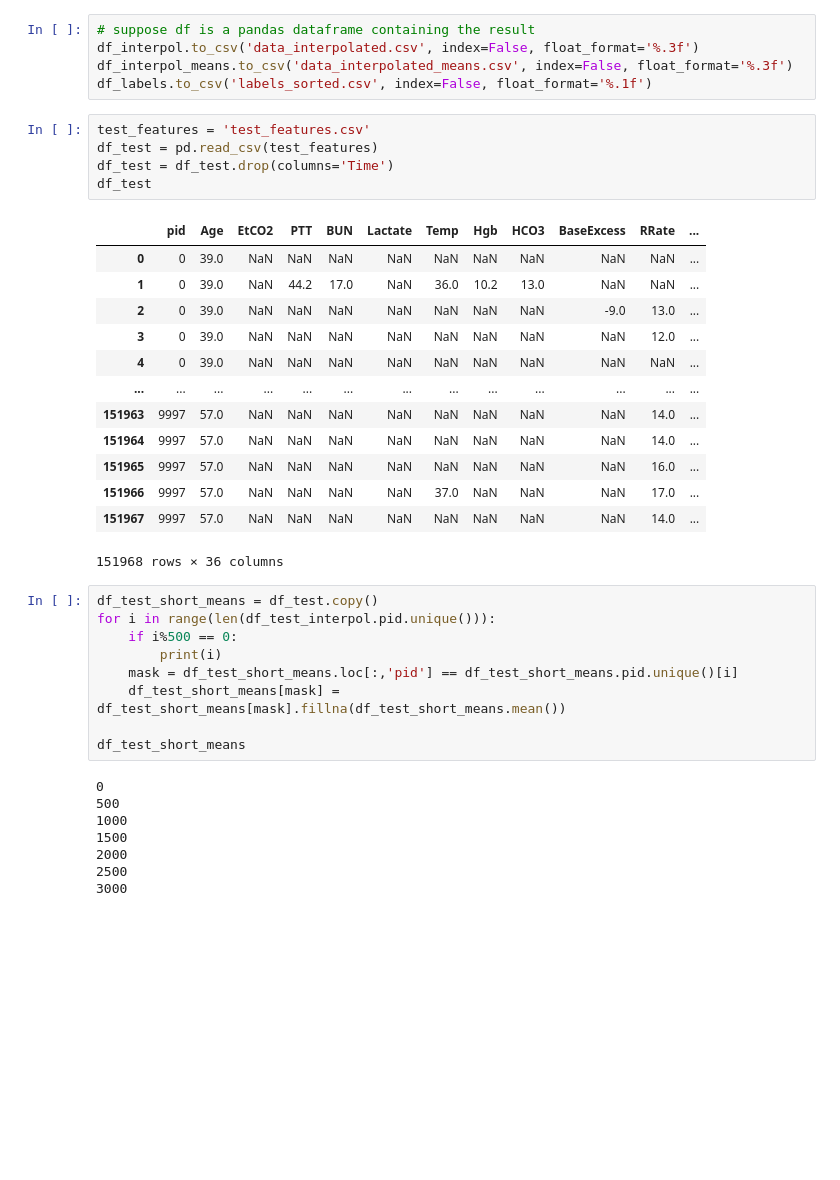
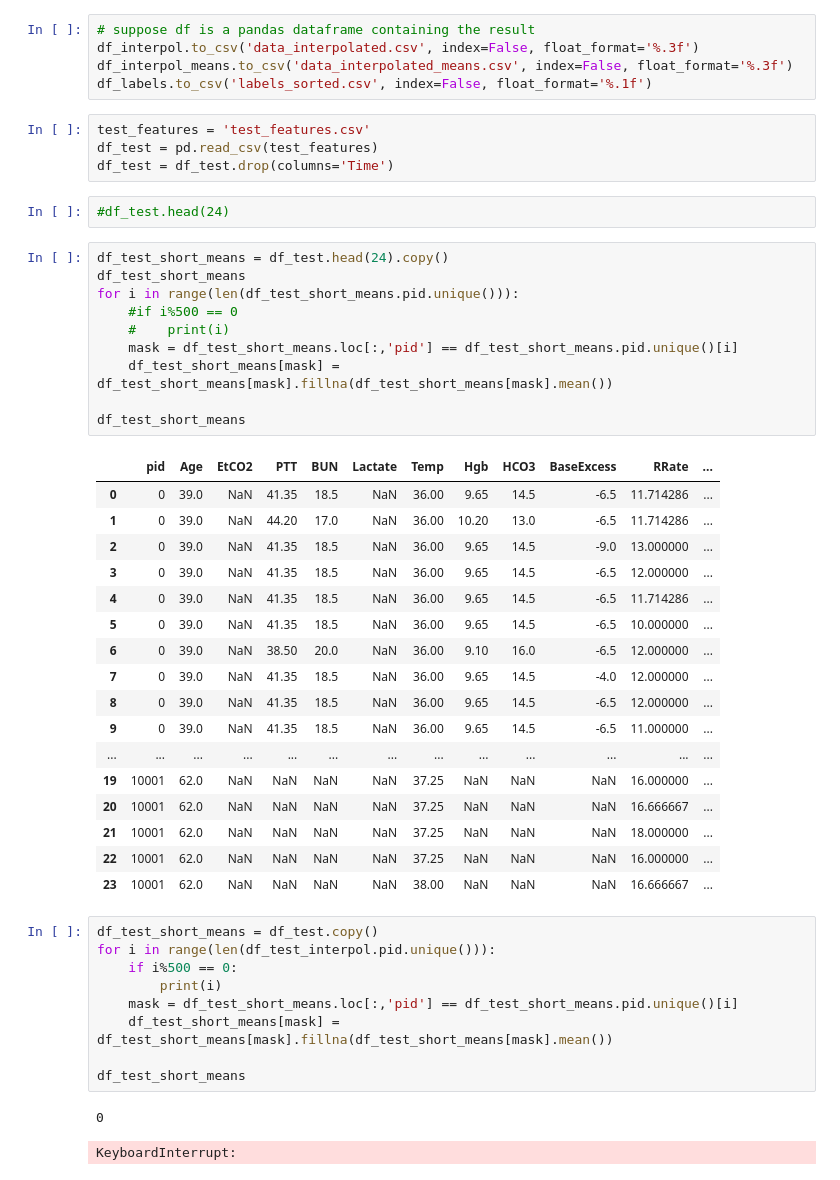
Before and after one commit to richdanis/IML_Projects, a Jupyter notebook: task2/Code/Looking_at_the_data.ipynb, the cells around one changed output. Drawn from its saved outputs; the diff is of its cells as text; blank space fills up the shorter version.

```diff
--- a/task2/Code/Looking_at_the_data.ipynb
+++ b/task2/Code/Looking_at_the_data.ipynb
@@ -68,35 +68,45 @@ df_labels.to_csv('labels_sorted.csv', index=False, float_format='%.1f')
 test_features = 'test_features.csv'
 df_test = pd.read_csv(test_features)
 df_test = df_test.drop(columns='Time')
-df_test
-# %% [output]
-|  | pid | Age | EtCO2 | PTT | BUN | Lactate | Temp | Hgb | HCO3 | BaseExcess | RRate | ... |
-| 0 | 0 | 39.0 | NaN | NaN | NaN | NaN | NaN | NaN | NaN | NaN | NaN | ... |
-| 1 | 0 | 39.0 | NaN | 44.2 | 17.0 | NaN | 36.0 | 10.2 | 13.0 | NaN | NaN | ... |
-| 2 | 0 | 39.0 | NaN | NaN | NaN | NaN | NaN | NaN | NaN | -9.0 | 13.0 | ... |
-| 3 | 0 | 39.0 | NaN | NaN | NaN | NaN | NaN | NaN | NaN | NaN | 12.0 | ... |
-| 4 | 0 | 39.0 | NaN | NaN | NaN | NaN | NaN | NaN | NaN | NaN | NaN | ... |
-| ... | ... | ... | ... | ... | ... | ... | ... | ... | ... | ... | ... | ... |
-| 151963 | 9997 | 57.0 | NaN | NaN | NaN | NaN | NaN | NaN | NaN | NaN | 14.0 | ... |
-| 151964 | 9997 | 57.0 | NaN | NaN | NaN | NaN | NaN | NaN | NaN | NaN | 14.0 | ... |
-| 151965 | 9997 | 57.0 | NaN | NaN | NaN | NaN | NaN | NaN | NaN | NaN | 16.0 | ... |
-| 151966 | 9997 | 57.0 | NaN | NaN | NaN | NaN | 37.0 | NaN | NaN | NaN | 17.0 | ... |
-| 151967 | 9997 | 57.0 | NaN | NaN | NaN | NaN | NaN | NaN | NaN | NaN | 14.0 | ... |
-151968 rows × 36 columns
+# %%
+#df_test.head(24)
+# %%
+df_test_short_means = df_test.head(24).copy()
+df_test_short_means
+for i in range(len(df_test_short_means.pid.unique())):
+    #if i%500 == 0
+    #    print(i)
+    mask = df_test_short_means.loc[:,'pid'] == df_test_short_means.pid.unique()[i]
+    df_test_short_means[mask] = df_test_short_means[mask].fillna(df_test_short_means[mask].mean())
+
+df_test_short_means
+# %% [output]
+|  | pid | Age | EtCO2 | PTT | BUN | Lactate | Temp | Hgb | HCO3 | BaseExcess | RRate | ... |
+| 0 | 0 | 39.0 | NaN | 41.35 | 18.5 | NaN | 36.00 | 9.65 | 14.5 | -6.5 | 11.714286 | ... |
+| 1 | 0 | 39.0 | NaN | 44.20 | 17.0 | NaN | 36.00 | 10.20 | 13.0 | -6.5 | 11.714286 | ... |
+| 2 | 0 | 39.0 | NaN | 41.35 | 18.5 | NaN | 36.00 | 9.65 | 14.5 | -9.0 | 13.000000 | ... |
+| 3 | 0 | 39.0 | NaN | 41.35 | 18.5 | NaN | 36.00 | 9.65 | 14.5 | -6.5 | 12.000000 | ... |
+| 4 | 0 | 39.0 | NaN | 41.35 | 18.5 | NaN | 36.00 | 9.65 | 14.5 | -6.5 | 11.714286 | ... |
+| 5 | 0 | 39.0 | NaN | 41.35 | 18.5 | NaN | 36.00 | 9.65 | 14.5 | -6.5 | 10.000000 | ... |
+| 6 | 0 | 39.0 | NaN | 38.50 | 20.0 | NaN | 36.00 | 9.10 | 16.0 | -6.5 | 12.000000 | ... |
+| 7 | 0 | 39.0 | NaN | 41.35 | 18.5 | NaN | 36.00 | 9.65 | 14.5 | -4.0 | 12.000000 | ... |
+| 8 | 0 | 39.0 | NaN | 41.35 | 18.5 | NaN | 36.00 | 9.65 | 14.5 | -6.5 | 12.000000 | ... |
+| 9 | 0 | 39.0 | NaN | 41.35 | 18.5 | NaN | 36.00 | 9.65 | 14.5 | -6.5 | 11.000000 | ... |
+| ... | ... | ... | ... | ... | ... | ... | ... | ... | ... | ... | ... | ... |
+| 19 | 10001 | 62.0 | NaN | NaN | NaN | NaN | 37.25 | NaN | NaN | NaN | 16.000000 | ... |
+| 20 | 10001 | 62.0 | NaN | NaN | NaN | NaN | 37.25 | NaN | NaN | NaN | 16.666667 | ... |
+| 21 | 10001 | 62.0 | NaN | NaN | NaN | NaN | 37.25 | NaN | NaN | NaN | 18.000000 | ... |
+| 22 | 10001 | 62.0 | NaN | NaN | NaN | NaN | 37.25 | NaN | NaN | NaN | 16.000000 | ... |
+| 23 | 10001 | 62.0 | NaN | NaN | NaN | NaN | 38.00 | NaN | NaN | NaN | 16.666667 | ... |
 # %%
 df_test_short_means = df_test.copy()
 for i in range(len(df_test_interpol.pid.unique())):
     if i%500 == 0:
         print(i)
     mask = df_test_short_means.loc[:,'pid'] == df_test_short_means.pid.unique()[i]
-    df_test_short_means[mask] = df_test_short_means[mask].fillna(df_test_short_means.mean())
+    df_test_short_means[mask] = df_test_short_means[mask].fillna(df_test_short_means[mask].mean())
 
 df_test_short_means
 # %% [output]
 0
-500
-1000
-1500
-2000
-2500
-3000
+KeyboardInterrupt:
```
Also changed, not shown: parts of 4 cells of this notebook, 1 other file.
